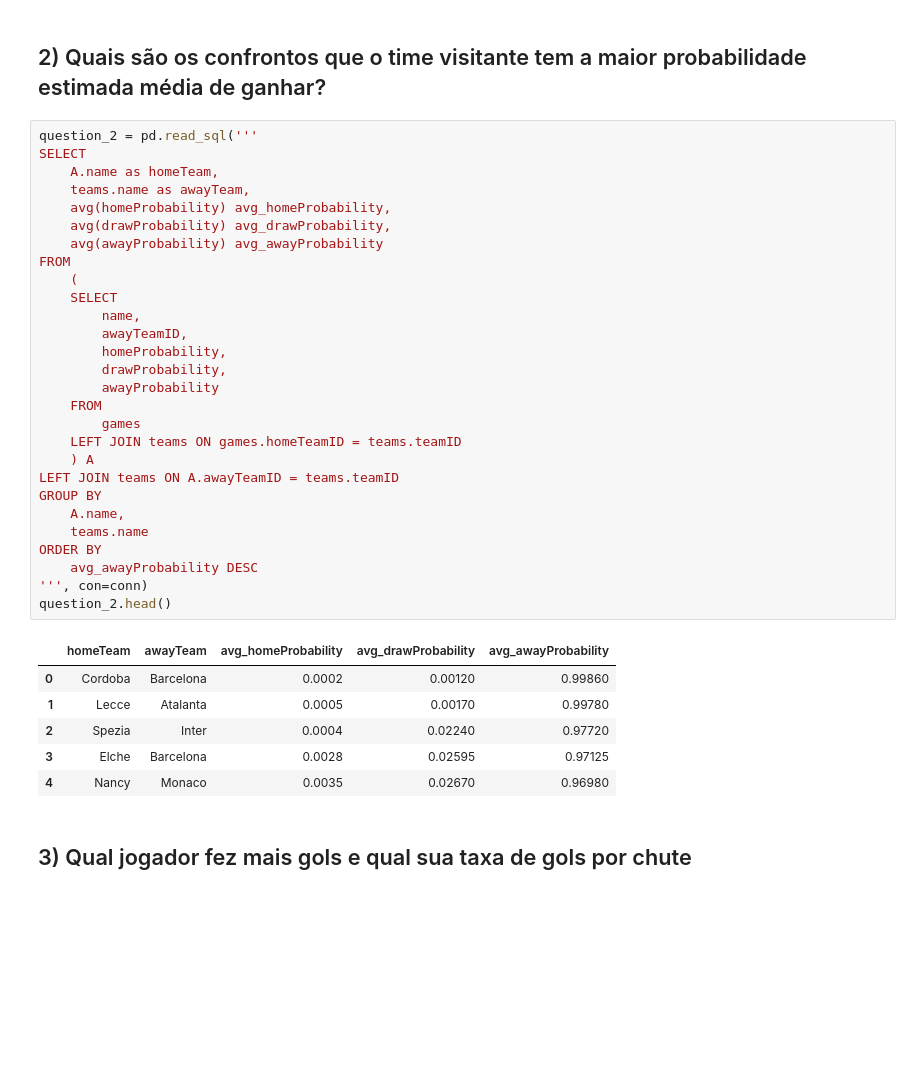
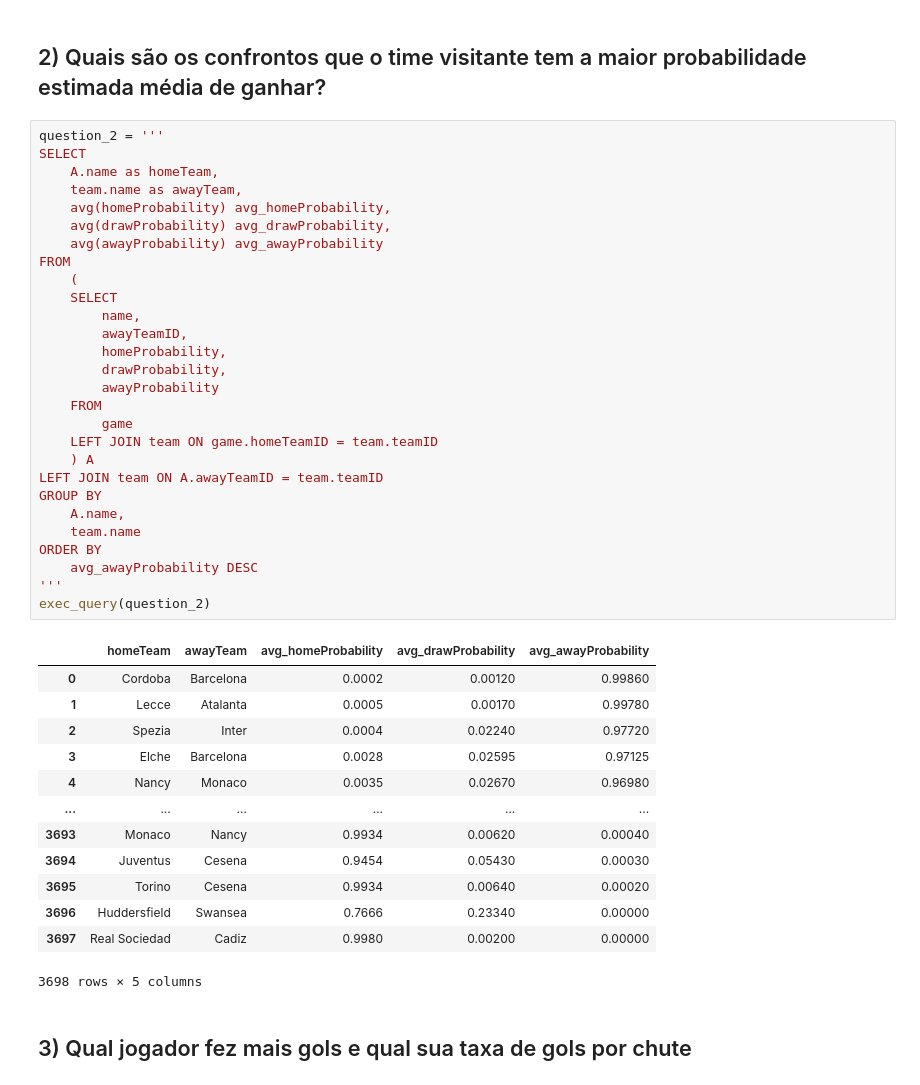
Before and after one commit to ciencia-dados-ifsp-grupo5/FootbalDatabase, a Jupyter notebook: notebooks/FootballDatabase_analysis.ipynb, the cells around one changed output. Drawn from its saved outputs; the diff is of its cells as text; blank space fills up the shorter version.

```diff
--- a/notebooks/FootballDatabase_analysis.ipynb
+++ b/notebooks/FootballDatabase_analysis.ipynb
@@ -256,40 +228,47 @@ question_1.head(5)
 # %% [markdown]
 ## 2) Quais são os confrontos que o time visitante tem a maior probabilidade estimada média de ganhar?
 # %%
-question_2 = pd.read_sql('''
+question_2 = '''
 SELECT
     A.name as homeTeam,
-    teams.name as awayTeam,
+    team.name as awayTeam,
     avg(homeProbability) avg_homeProbability,
     avg(drawProbability) avg_drawProbability,
     avg(awayProbability) avg_awayProbability
 FROM
     (
     SELECT
         name,
         awayTeamID,
         homeProbability,
         drawProbability,
         awayProbability
     FROM
-        games
-    LEFT JOIN teams ON games.homeTeamID = teams.teamID
+        game
+    LEFT JOIN team ON game.homeTeamID = team.teamID
     ) A
-LEFT JOIN teams ON A.awayTeamID = teams.teamID
+LEFT JOIN team ON A.awayTeamID = team.teamID
 GROUP BY
     A.name,
-    teams.name
+    team.name
 ORDER BY
     avg_awayProbability DESC
-''', con=conn)
-question_2.head()
+'''
+exec_query(question_2)
 # %% [output]
 |  | homeTeam | awayTeam | avg_homeProbability | avg_drawProbability | avg_awayProbability |
 | 0 | Cordoba | Barcelona | 0.0002 | 0.00120 | 0.99860 |
 | 1 | Lecce | Atalanta | 0.0005 | 0.00170 | 0.99780 |
 | 2 | Spezia | Inter | 0.0004 | 0.02240 | 0.97720 |
 | 3 | Elche | Barcelona | 0.0028 | 0.02595 | 0.97125 |
 | 4 | Nancy | Monaco | 0.0035 | 0.02670 | 0.96980 |
+| ... | ... | ... | ... | ... | ... |
+| 3693 | Monaco | Nancy | 0.9934 | 0.00620 | 0.00040 |
+| 3694 | Juventus | Cesena | 0.9454 | 0.05430 | 0.00030 |
+| 3695 | Torino | Cesena | 0.9934 | 0.00640 | 0.00020 |
+| 3696 | Huddersfield | Swansea | 0.7666 | 0.23340 | 0.00000 |
+| 3697 | Real Sociedad | Cadiz | 0.9980 | 0.00200 | 0.00000 |
+3698 rows × 5 columns
 # %% [markdown]
 ## 3) Qual jogador fez mais gols e qual sua taxa de gols por chute
 # %%
```
Also changed, not shown: parts of 7 cells of this notebook.
